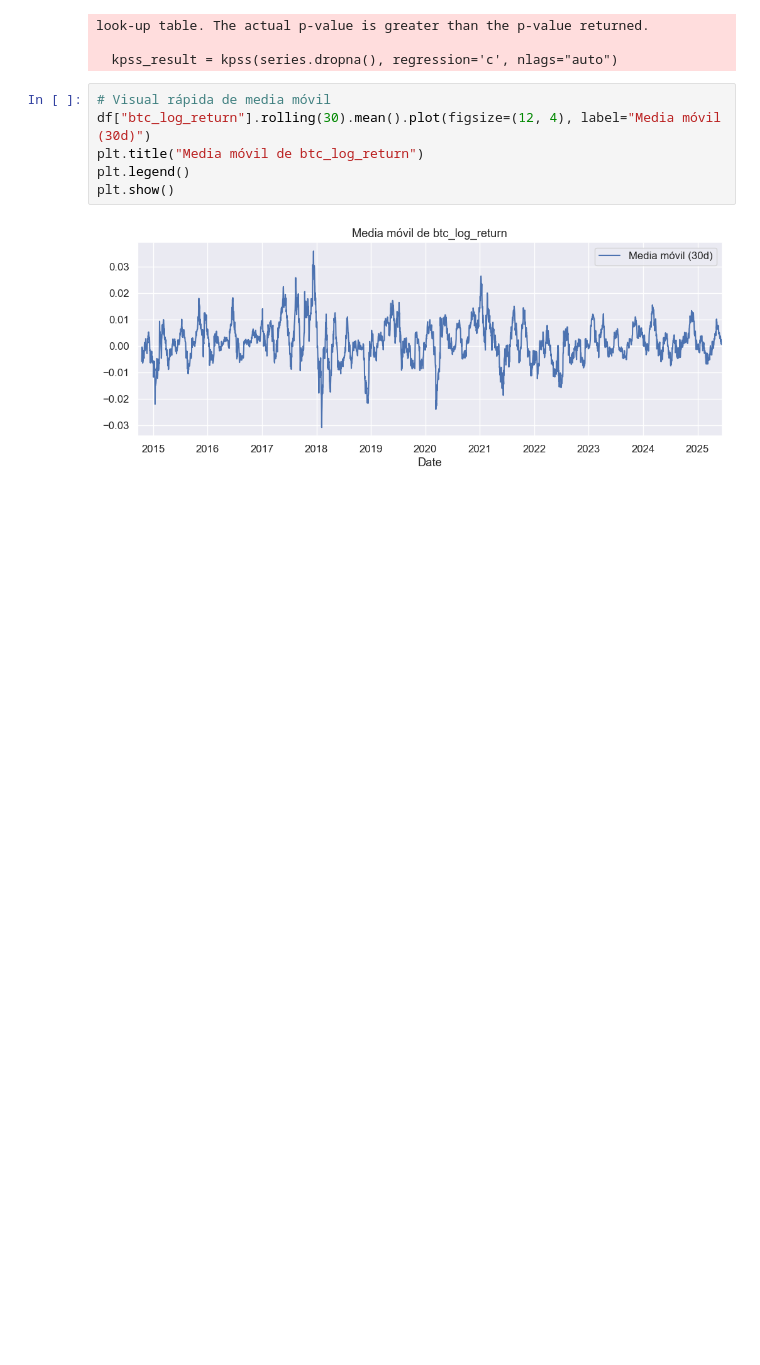
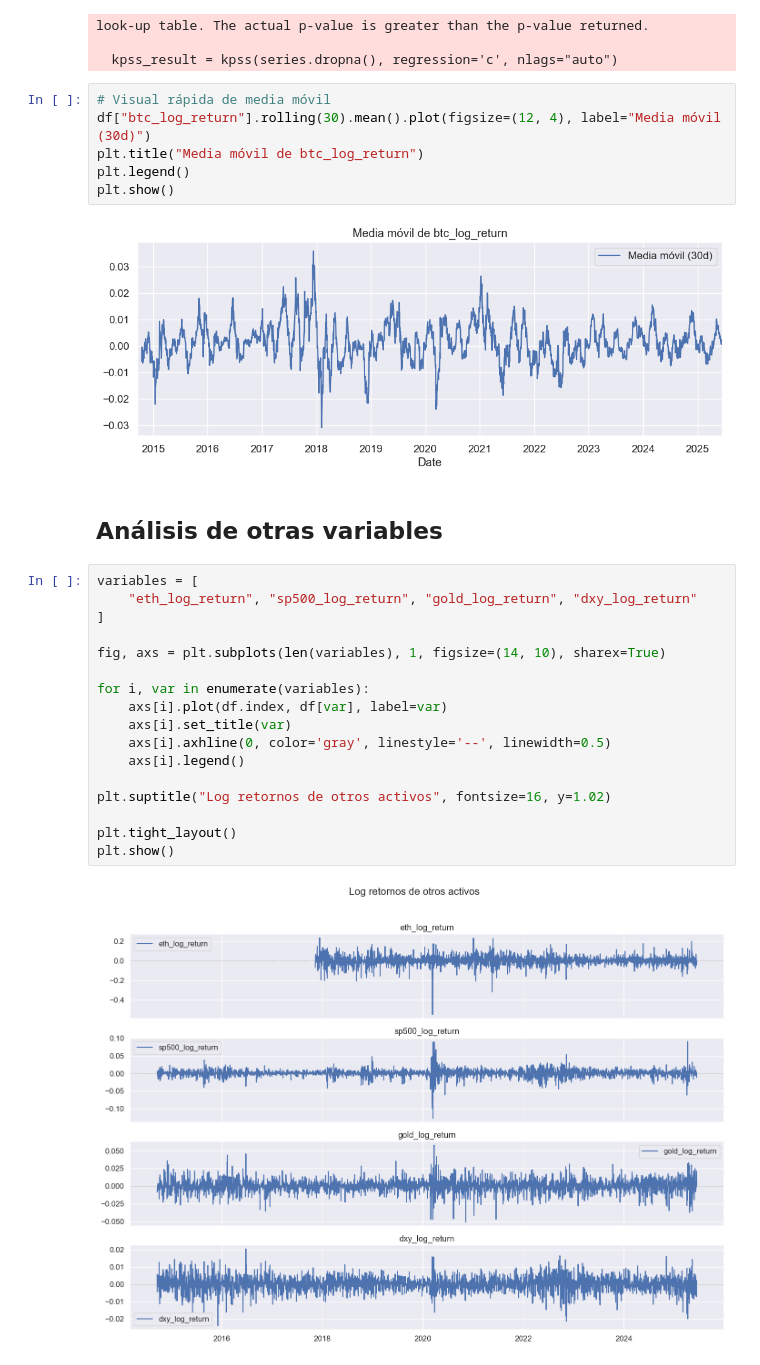
Before and after one commit to claudiobarril/tp_ast1_19co2024, a Jupyter notebook: notebooks/3_exploratory_analysis.ipynb, the cells around one changed output. Saved outputs shown, nothing was run; the diff lists cells and outputs as text; blank space fills up the shorter version.

```diff
--- a/notebooks/3_exploratory_analysis.ipynb
+++ b/notebooks/3_exploratory_analysis.ipynb
@@ -88,3 +90,24 @@ plt.legend()
 plt.show()
 # %% [output]
 [figure]
+# %% [markdown]
+## Análisis de otras variables
+# %%
+variables = [
+    "eth_log_return", "sp500_log_return", "gold_log_return", "dxy_log_return"
+]
+
+fig, axs = plt.subplots(len(variables), 1, figsize=(14, 10), sharex=True)
+
+for i, var in enumerate(variables):
+    axs[i].plot(df.index, df[var], label=var)
+    axs[i].set_title(var)
+    axs[i].axhline(0, color='gray', linestyle='--', linewidth=0.5)
+    axs[i].legend()
+
+plt.suptitle("Log retornos de otros activos", fontsize=16, y=1.02)
+
+plt.tight_layout()
+plt.show()
+# %% [output]
+[figure, added]
```
Also changed, not shown: parts of 6 cells of this notebook.
